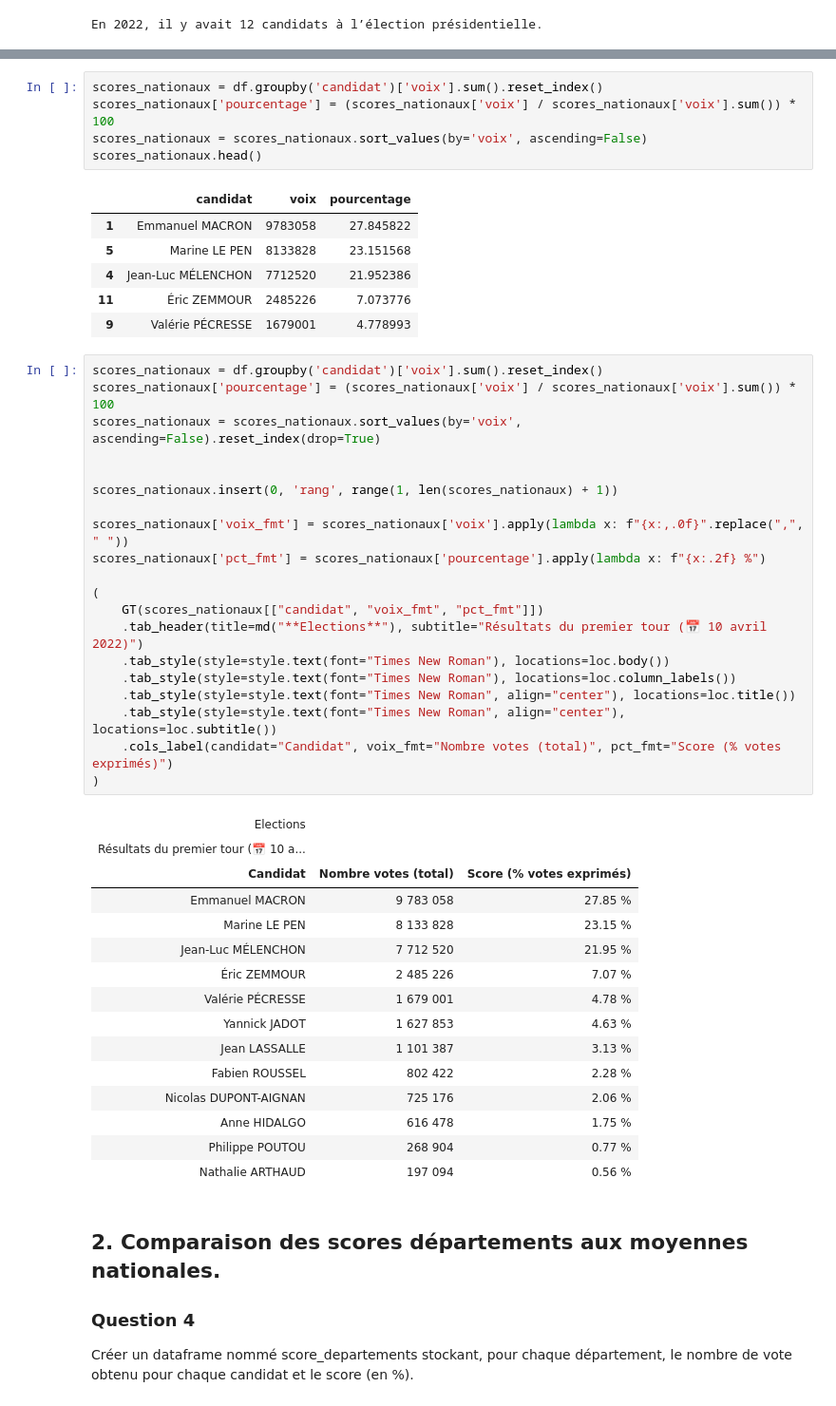
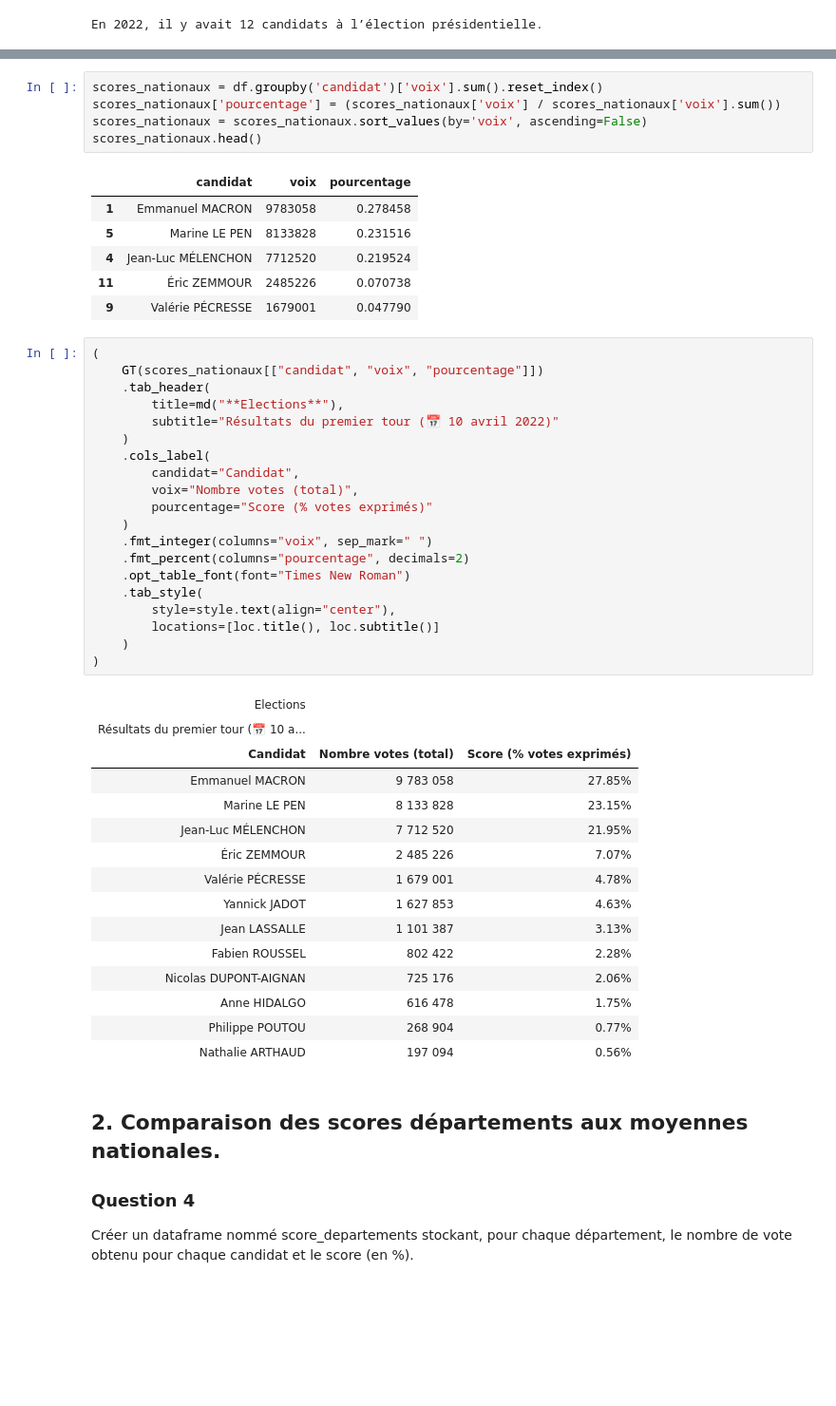
Before and after one commit to Akiris0/DM_python_pour_data_science, a Jupyter notebook: main.ipynb, the cells around one changed output, grey strips where cells are left out. Shown at 95% size. Saved outputs shown, nothing was run; the diff lists cells and outputs as text; blank space fills up the shorter version.

```diff
--- a/main.ipynb
+++ b/main.ipynb
@@ -73,51 +70,51 @@ Note: vous pouvez contrôler vos résultats obtenus avec cette page
 # %%
 scores_nationaux = df.groupby('candidat')['voix'].sum().reset_index()
-scores_nationaux['pourcentage'] = (scores_nationaux['voix'] / scores_nationaux['voix'].sum()) * 100
+scores_nationaux['pourcentage'] = (scores_nationaux['voix'] / scores_nationaux['voix'].sum())
 scores_nationaux = scores_nationaux.sort_values(by='voix', ascending=False)
 scores_nationaux.head()
 # %% [output]
 |  | candidat | voix | pourcentage |
-| 1 | Emmanuel MACRON | 9783058 | 27.845822 |
-| 5 | Marine LE PEN | 8133828 | 23.151568 |
-| 4 | Jean-Luc MÉLENCHON | 7712520 | 21.952386 |
-| 11 | Éric ZEMMOUR | 2485226 | 7.073776 |
-| 9 | Valérie PÉCRESSE | 1679001 | 4.778993 |
+| 1 | Emmanuel MACRON | 9783058 | 0.278458 |
+| 5 | Marine LE PEN | 8133828 | 0.231516 |
+| 4 | Jean-Luc MÉLENCHON | 7712520 | 0.219524 |
+| 11 | Éric ZEMMOUR | 2485226 | 0.070738 |
+| 9 | Valérie PÉCRESSE | 1679001 | 0.047790 |
 # %%
-scores_nationaux = df.groupby('candidat')['voix'].sum().reset_index()
-scores_nationaux['pourcentage'] = (scores_nationaux['voix'] / scores_nationaux['voix'].sum()) * 100
-scores_nationaux = scores_nationaux.sort_values(by='voix', ascending=False).reset_index(drop=True)
-
-
-scores_nationaux.insert(0, 'rang', range(1, len(scores_nationaux) + 1))
-
-scores_nationaux['voix_fmt'] = scores_nationaux['voix'].apply(lambda x: f"{x:,.0f}".replace(",", " "))
-scores_nationaux['pct_fmt'] = scores_nationaux['pourcentage'].apply(lambda x: f"{x:.2f} %")
-
 (
-    GT(scores_nationaux[["candidat", "voix_fmt", "pct_fmt"]])
-    .tab_header(title=md("**Elections**"), subtitle="Résultats du premier tour (📅 10 avril 2022)")
-    .tab_style(style=style.text(font="Times New Roman"), locations=loc.body())
-    .tab_style(style=style.text(font="Times New Roman"), locations=loc.column_labels())
-    .tab_style(style=style.text(font="Times New Roman", align="center"), locations=loc.title())
-    .tab_style(style=style.text(font="Times New Roman", align="center"), locations=loc.subtitle())
-    .cols_label(candidat="Candidat", voix_fmt="Nombre votes (total)", pct_fmt="Score (% votes exprimés)")
+    GT(scores_nationaux[["candidat", "voix", "pourcentage"]])
+    .tab_header(
+        title=md("**Elections**"),
+        subtitle="Résultats du premier tour (📅 10 avril 2022)"
+    )
+    .cols_label(
+        candidat="Candidat",
+        voix="Nombre votes (total)",
+        pourcentage="Score (% votes exprimés)"
+    )
+    .fmt_integer(columns="voix", sep_mark=" ")
+    .fmt_percent(columns="pourcentage", decimals=2)
+    .opt_table_font(font="Times New Roman")
+    .tab_style(
+        style=style.text(align="center"),
+        locations=[loc.title(), loc.subtitle()]
+    )
 )
 # %% [output]
 | Elections |  |  |
 | Résultats du premier tour (📅 10 a... |  |  |
 | Candidat | Nombre votes (total) | Score (% votes exprimés) |
-| Emmanuel MACRON | 9 783 058 | 27.85 % |
-| Marine LE PEN | 8 133 828 | 23.15 % |
-| Jean-Luc MÉLENCHON | 7 712 520 | 21.95 % |
-| Éric ZEMMOUR | 2 485 226 | 7.07 % |
-| Valérie PÉCRESSE | 1 679 001 | 4.78 % |
-| Yannick JADOT | 1 627 853 | 4.63 % |
-| Jean LASSALLE | 1 101 387 | 3.13 % |
-| Fabien ROUSSEL | 802 422 | 2.28 % |
-| Nicolas DUPONT-AIGNAN | 725 176 | 2.06 % |
-| Anne HIDALGO | 616 478 | 1.75 % |
-| Philippe POUTOU | 268 904 | 0.77 % |
-| Nathalie ARTHAUD | 197 094 | 0.56 % |
+| Emmanuel MACRON | 9 783 058 | 27.85% |
+| Marine LE PEN | 8 133 828 | 23.15% |
+| Jean-Luc MÉLENCHON | 7 712 520 | 21.95% |
+| Éric ZEMMOUR | 2 485 226 | 7.07% |
+| Valérie PÉCRESSE | 1 679 001 | 4.78% |
+| Yannick JADOT | 1 627 853 | 4.63% |
+| Jean LASSALLE | 1 101 387 | 3.13% |
+| Fabien ROUSSEL | 802 422 | 2.28% |
+| Nicolas DUPONT-AIGNAN | 725 176 | 2.06% |
+| Anne HIDALGO | 616 478 | 1.75% |
+| Philippe POUTOU | 268 904 | 0.77% |
+| Nathalie ARTHAUD | 197 094 | 0.56% |
 # %% [markdown]
 ## 2. Comparaison des scores départements aux moyennes nationales.
 ### Question 4
```
Also changed, not shown: parts of 6 cells of this notebook, 1 other file.
